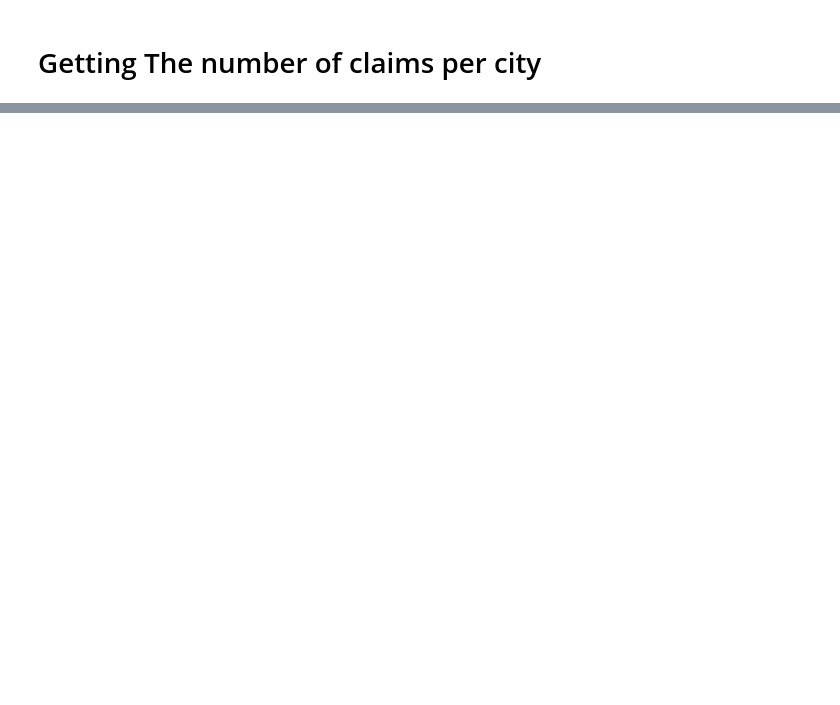
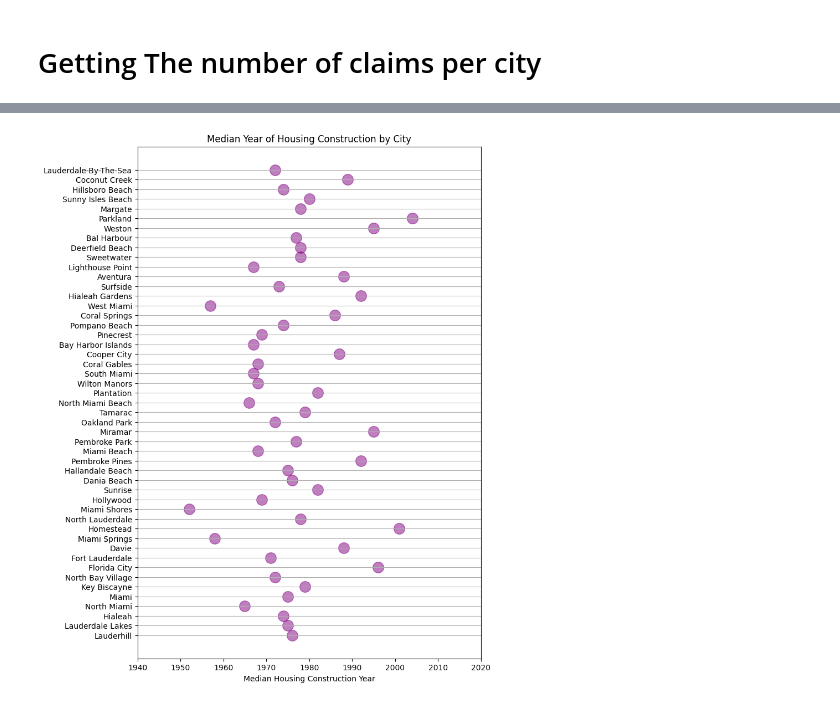
Before and after one commit to RayhanM17/DATA-SCIENCE-NOTEBOOKS, a Jupyter notebook: JN/gatorcain.ipynb, the cells around one changed output, grey strips where cells are left out. Cells and saved outputs as stored; diff of their text form; code cells hidden in the pictures; blank space fills up the shorter version.

```diff
--- a/JN/gatorcain.ipynb
+++ b/JN/gatorcain.ipynb
@@ -154,0 +350,4 @@ miami_frances.shape
+# %%
+df = df.set_index('damagedCity')
+df = df.join(ranks)
+df
@@ -154,0 +375,9 @@ miami_frances.shape
+# %%
+# Calculate the sum of the three columns
+df['totalAvgHomeVal'] = df['irmaAvgHomeVal'] + df['francesAvgHomeVal'] + df['wilmaAvgHomeVal']
+
+# Calculate the correlation coefficient between the total average home value and the rankings
+corr_coef = df['CompositeRank'].corr(df['HMY'])
+
+# Print the correlation coefficient
+print(f"Correlation coefficient between total average home value and rankings: {corr_coef}")
@@ -154,0 +386,4 @@ miami_frances.shape
+# %%
+df = df.sort_values('CompositeRank', ascending=True)
+df = df.reset_index()
+df
@@ -154,0 +409,32 @@ miami_frances.shape
+# %%
+# Define the x and y data
+x_data = df['HMY']
+y_data = df['damagedCity']
+bubble_sizes = df['HMY']/100  # Use the same data for bubble sizes
+
+# Define the colors for the bubbles (optional)
+colors = ['purple']
+
+# Create the plot and set the x-axis limits
+fig, ax = plt.subplots(figsize=(8, 12))
+ax.set_xlim([1940, 2020])
+
+# Add the bubbles to the plot
+for i in range(len(x_data)):
+    ax.scatter(x_data[i], y_data[i], s=bubble_sizes[i]*10, alpha=0.5, c=colors[i%len(colors)])
+
+# Set the y-axis labels
+ax.set_yticks(range(len(y_data)))
+ax.set_yticklabels(y_data)
+
+# Set the x-axis label
+ax.set_xlabel('Median Housing Construction Year')
+ax.grid(axis='y')
+
+# Add a title to the plot
+plt.title('Median Year of Housing Construction by City')
+
+# Show the plot
+plt.show()
+# %% [output]
+[figure, added]
```
Also changed, not shown: parts of 32 cells of this notebook, 3 other files.
